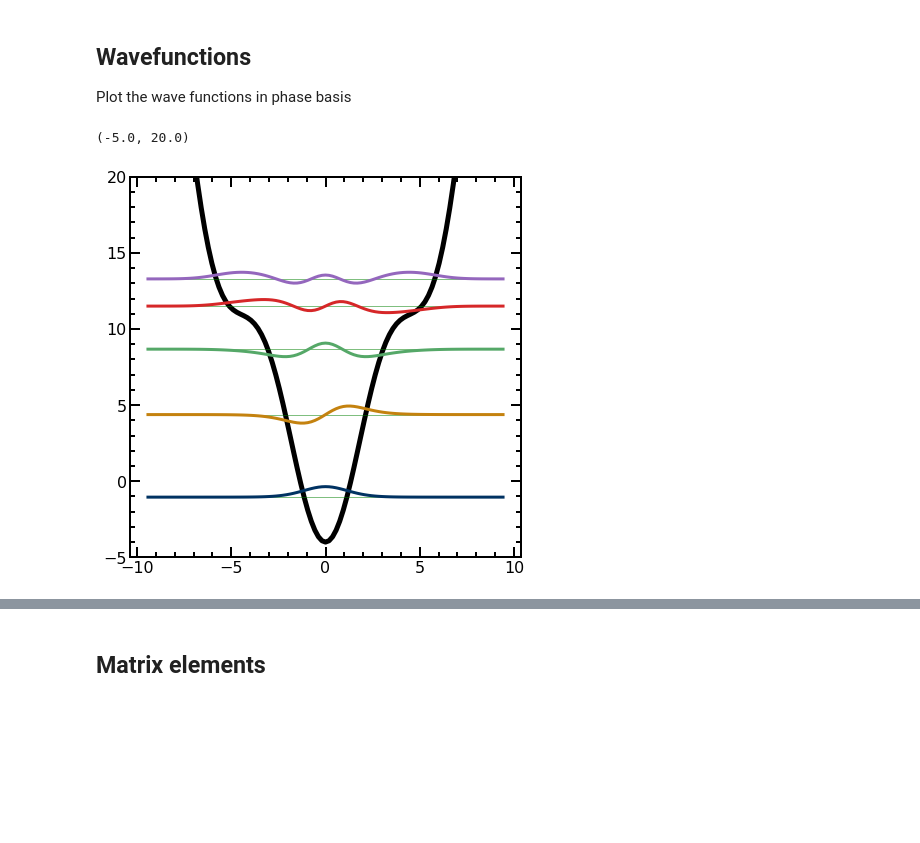
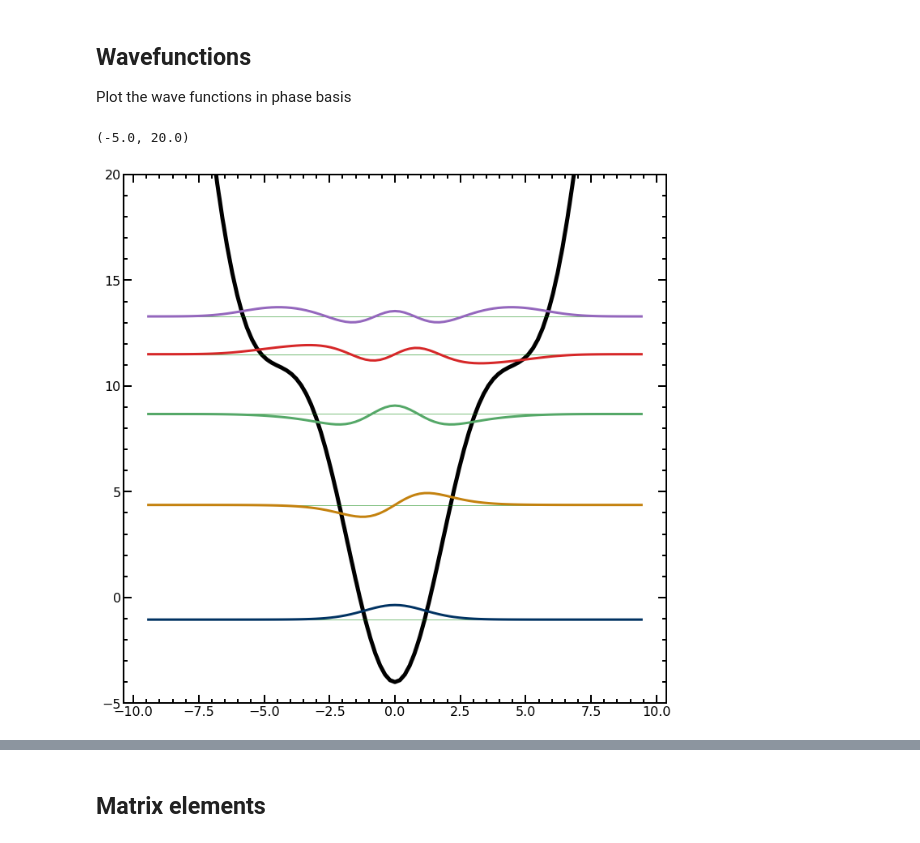
Before and after one commit to qnl/Fluxonium_berkeley, a Jupyter notebook: Notebooks/Fluxonium properties.ipynb, the cells around one changed output, grey strips where cells are left out. Saved outputs shown, nothing was run; the diff lists cells and outputs as text; code cells hidden in the pictures; blank space fills up the shorter version.

```diff
--- a/Notebooks/Fluxonium properties.ipynb
+++ b/Notebooks/Fluxonium properties.ipynb
@@ -76,14 +94,14 @@ for phi_idx, phi_e in enumerate(phi_ext):
         waveFunc[:, phi_idx, state_idx] = wFunc + evalues[state_idx]
     potential[:,phi_idx] = 0.5*E_L*phi**2 - E_J*np.cos(phi-phi_e*2*np.pi)
 # %%
-plt.figure(figsize = [7,7])
+plt.figure(figsize = [12,12])
 phi_idx = 0
 plt.plot(phi,potential[:, phi_idx], linewidth = 5, color = 'k')
 for state_idx in range(toPlotNum):
     plt.plot(phi,np.ones(len(phi))*energies[phi_idx,state_idx], linewidth = 1, alpha = 0.5, color = 'g')
     plt.plot(phi,waveFunc[:, phi_idx, state_idx])
 plt.ylim([-5,20])
 # %% [output]
 (-5.0, 20.0)
-[figure, old version]
+[figure, new version]
 # %%
```
Also changed, not shown: parts of 28 cells of this notebook.
